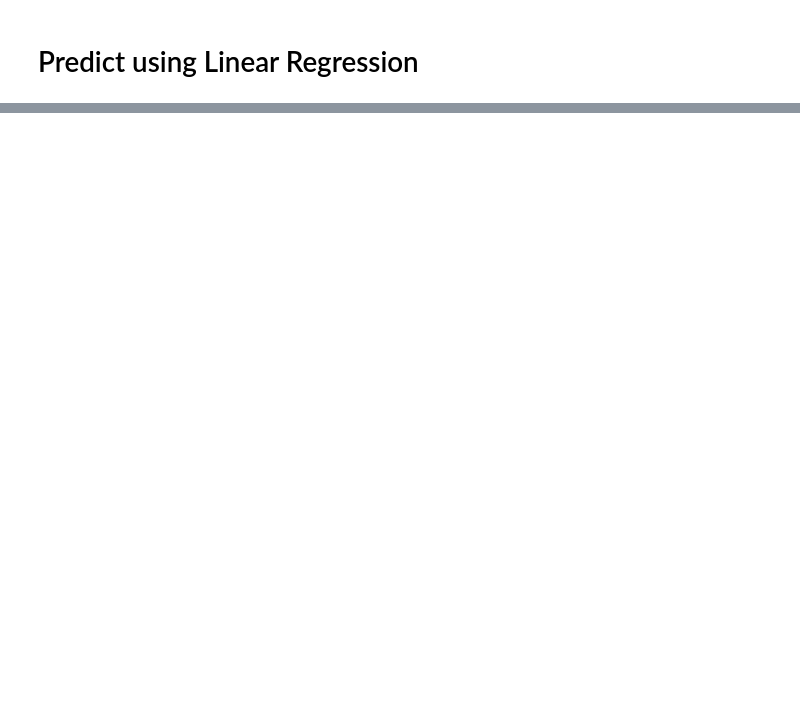
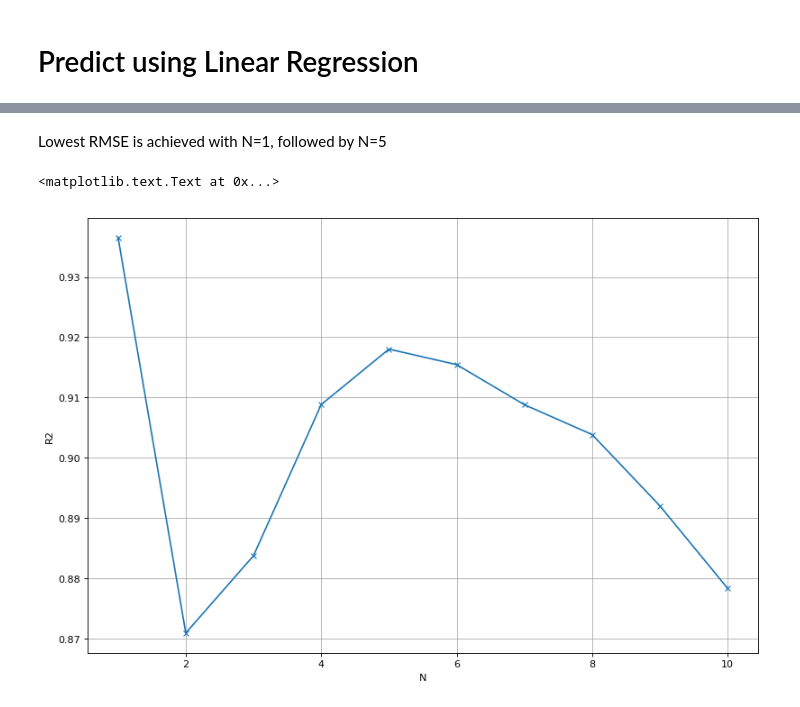
Before and after one commit to NGYB/Stocks, a Jupyter notebook: StockPricePrediction/StockPricePrediction_v2_lin_reg.ipynb, the cells around one changed output, grey strips where cells are left out. Drawn from its saved outputs; the diff is of its cells as text; code cells hidden in the pictures; blank space fills up the shorter version.

```diff
--- a/StockPricePrediction/StockPricePrediction_v2_lin_reg.ipynb
+++ b/StockPricePrediction/StockPricePrediction_v2_lin_reg.ipynb
@@ -145,0 +198,12 @@ plt.ylabel('RMSE')
+# %% [markdown]
+Lowest RMSE is achieved with N=1, followed by N=5
+# %%
+# Plot R2 versus N. Note for R2 larger better.
+plt.figure(figsize=(12, 8), dpi=80)
+plt.plot(range(1, Nmax+1), R2, 'x-')
+plt.grid()
+plt.xlabel('N')
+plt.ylabel('R2')
+# %% [output]
+<matplotlib.text.Text at 0x...>
+[figure, added]
```
Also changed, not shown: parts of 19 cells of this notebook.
